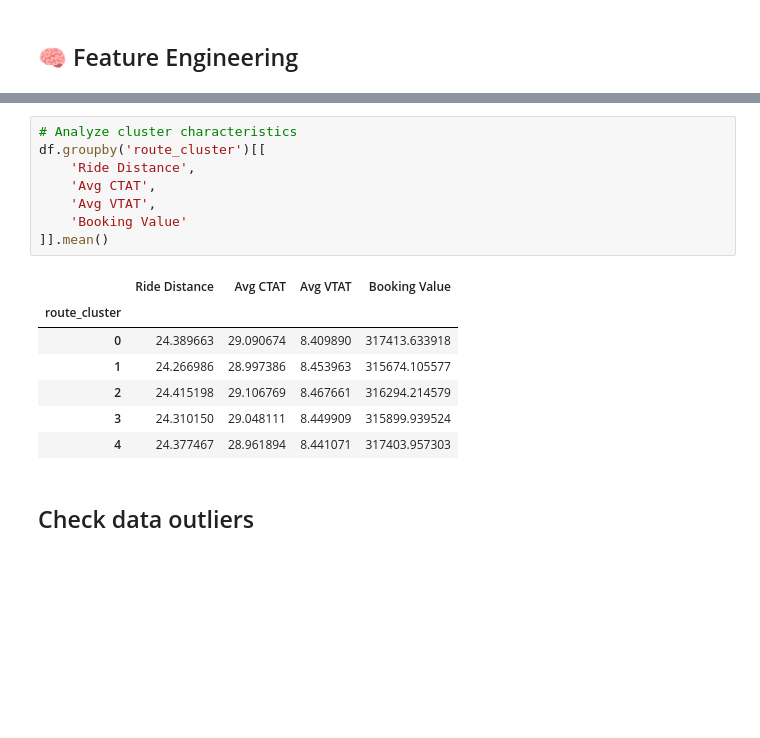
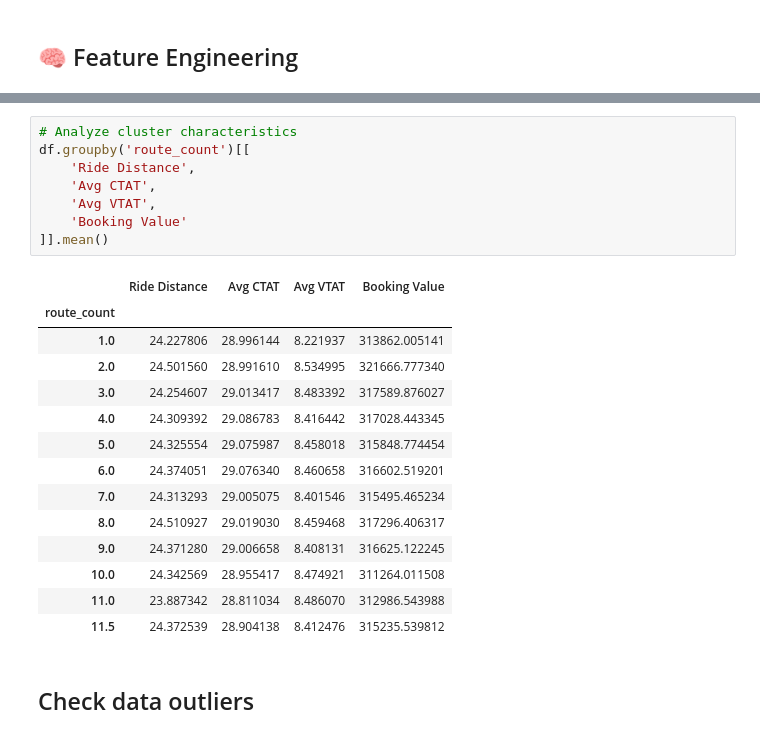
Before and after one commit to Mipjeiger/Taxi-trip-engineering-track-Similar-GoRide-, a Jupyter notebook: ml-engineer/notebooks/02_data_science.ipynb, the cells around one changed output, grey strips where cells are left out. Saved outputs shown, nothing was run; the diff lists cells and outputs as text; blank space fills up the shorter version.

```diff
--- a/ml-engineer/notebooks/02_data_science.ipynb
+++ b/ml-engineer/notebooks/02_data_science.ipynb
@@ -476,19 +646,26 @@ X
 # %%
 # Analyze cluster characteristics
-df.groupby('route_cluster')[[
+df.groupby('route_count')[[
     'Ride Distance',
     'Avg CTAT',
     'Avg VTAT',
     'Booking Value'
 ]].mean()
 # %% [output]
 |  | Ride Distance | Avg CTAT | Avg VTAT | Booking Value |
-| route_cluster |  |  |  |  |
-| 0 | 24.389663 | 29.090674 | 8.409890 | 317413.633918 |
-| 1 | 24.266986 | 28.997386 | 8.453963 | 315674.105577 |
-| 2 | 24.415198 | 29.106769 | 8.467661 | 316294.214579 |
-| 3 | 24.310150 | 29.048111 | 8.449909 | 315899.939524 |
-| 4 | 24.377467 | 28.961894 | 8.441071 | 317403.957303 |
+| route_count |  |  |  |  |
+| 1.0 | 24.227806 | 28.996144 | 8.221937 | 313862.005141 |
+| 2.0 | 24.501560 | 28.991610 | 8.534995 | 321666.777340 |
+| 3.0 | 24.254607 | 29.013417 | 8.483392 | 317589.876027 |
+| 4.0 | 24.309392 | 29.086783 | 8.416442 | 317028.443345 |
+| 5.0 | 24.325554 | 29.075987 | 8.458018 | 315848.774454 |
+| 6.0 | 24.374051 | 29.076340 | 8.460658 | 316602.519201 |
+| 7.0 | 24.313293 | 29.005075 | 8.401546 | 315495.465234 |
+| 8.0 | 24.510927 | 29.019030 | 8.459468 | 317296.406317 |
+| 9.0 | 24.371280 | 29.006658 | 8.408131 | 316625.122245 |
+| 10.0 | 24.342569 | 28.955417 | 8.474921 | 311264.011508 |
+| 11.0 | 23.887342 | 28.811034 | 8.486070 | 312986.543988 |
+| 11.5 | 24.372539 | 28.904138 | 8.412476 | 315235.539812 |
 # %% [markdown]
 ## Check data outliers
 # %%
```
Also changed, not shown: parts of 22 cells of this notebook.
